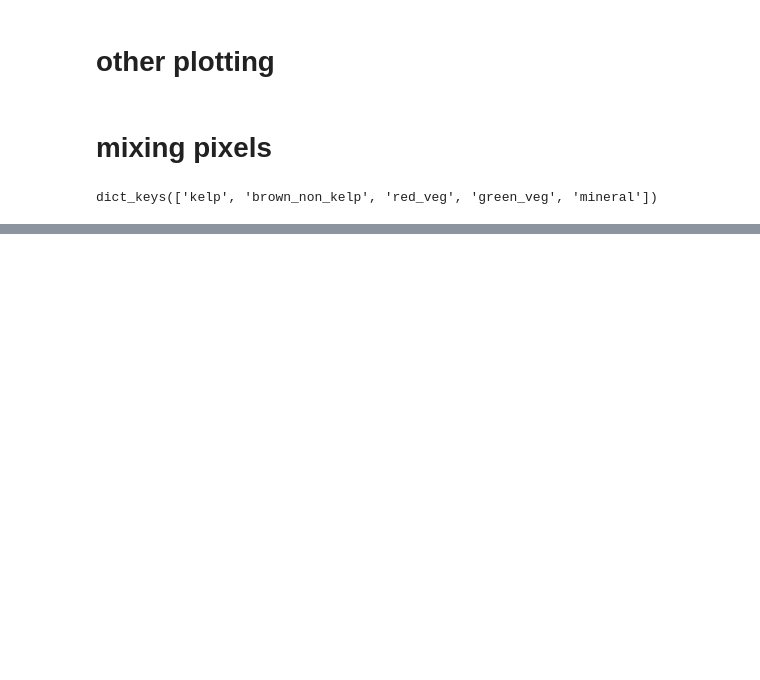
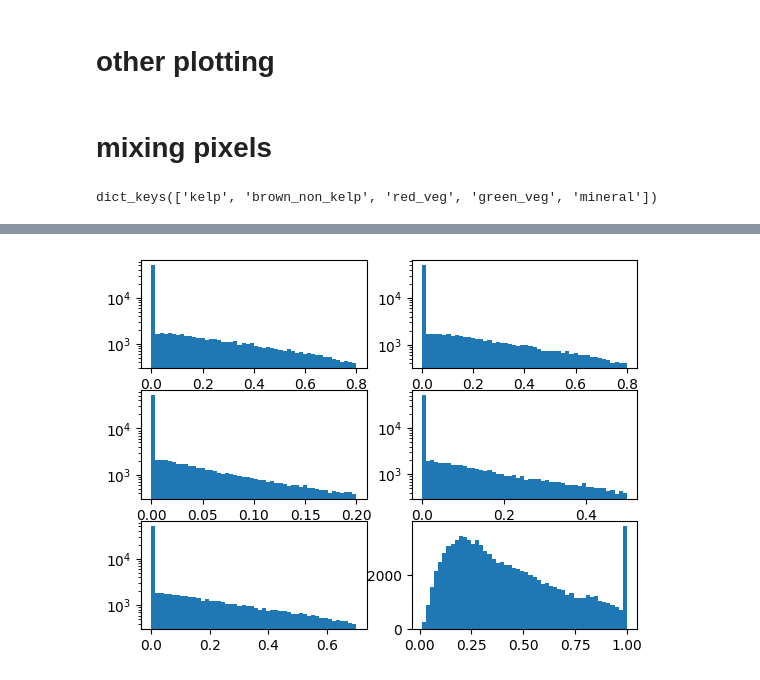
Before and after one commit to uqgrowan/Spectral-Separability-Analysis, a Jupyter notebook: mix_pixels.ipynb, the cells around one changed output, grey strips where cells are left out. Saved outputs shown, nothing was run; the diff lists cells and outputs as text; code cells hidden in the pictures; blank space fills up the shorter version.

```diff
--- a/mix_pixels.ipynb
+++ b/mix_pixels.ipynb
@@ -115,0 +109,17 @@ f
+# %%
+# Plot the components of the simulated pixels
+
+args = {'log' : True}
+
+fig, ax = plt.subplots(3,2)
+ax[0,0].hist(pixel_fpcs['kelp'], bins = 50,range = (0.00000000000, max(pixel_fpcs['kelp'])), **args) #log = True)
+ax[0,1].hist(pixel_fpcs['brown_non_kelp'], bins = 50, range = (0.00000000000, max(pixel_fpcs['brown_non_kelp'])), **args)
+ax[1,0].hist(pixel_fpcs['red_veg'], bins = 50, range = (0.00000000000, max(pixel_fpcs['red_veg'])), **args)
+ax[1,1].hist(pixel_fpcs['green_veg'], bins = 50, range = (0.00000000000, max(pixel_fpcs['green_veg'])), **args)
+ax[2,0].hist(pixel_fpcs['mineral'], bins = 50, range = (0.00000000000, max(pixel_fpcs['mineral'])), **args)
+ax[2,1].hist(pixel_fpcs['water'], bins = 50)
+
+fig.savefig(r"C:\Users\s4770224\Documents\Work\Writing\Figures\Obj1\part2\simulated_pixel_fpcs_histograms.svg")
+plt.show()
+# %% [output]
+[figure, added]
```
Also changed, not shown: parts of 16 cells of this notebook, 2 other files.
